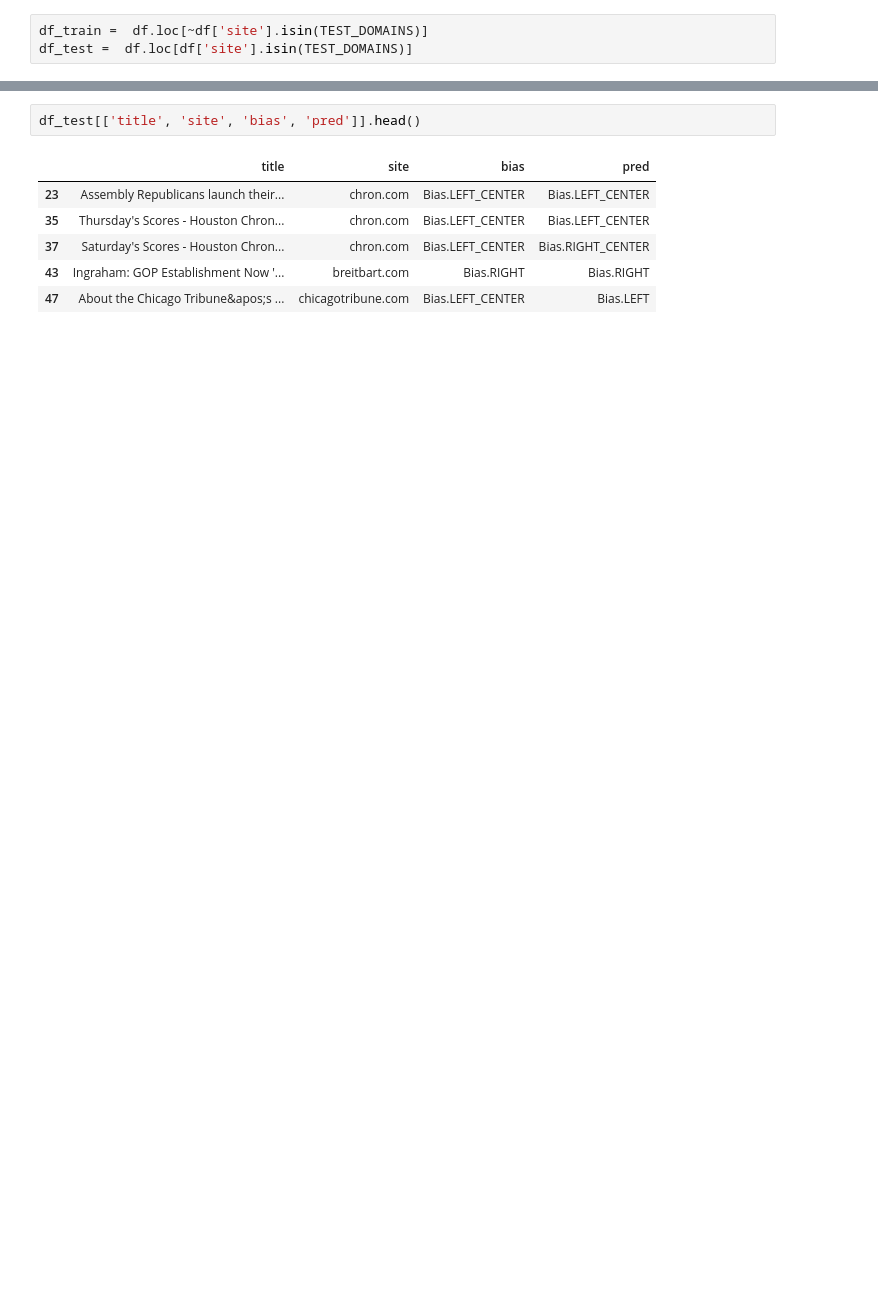
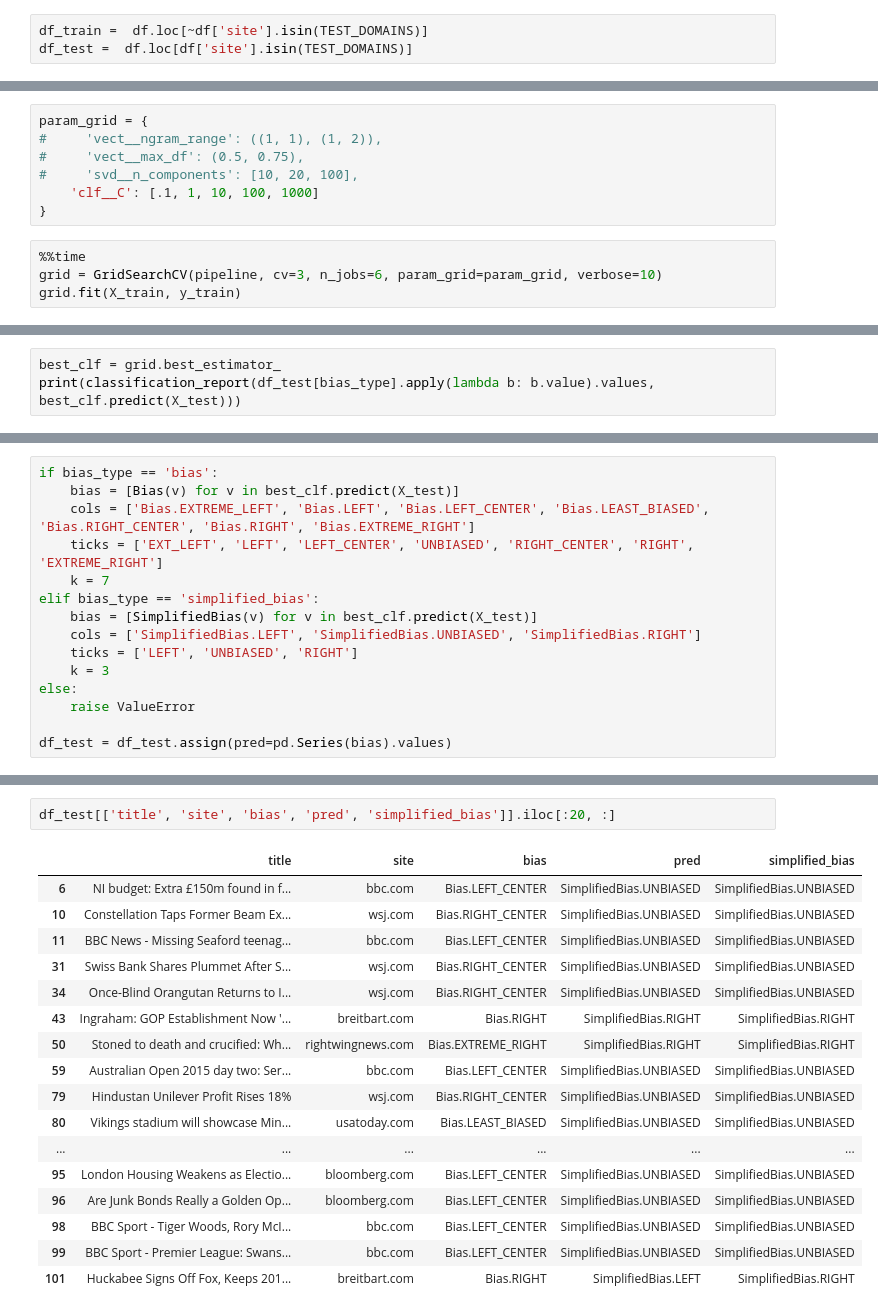
Before and after one commit to zermelozf/newspapers-clustering, a Jupyter notebook: python-scripts/Logistic Regression.ipynb, the cells around one changed output, grey strips where cells are left out. Cells and saved outputs as stored; diff of their text form; blank space fills up the shorter version.

```diff
--- a/python-scripts/Logistic Regression.ipynb
+++ b/python-scripts/Logistic Regression.ipynb
@@ -62,0 +117,11 @@ See the caveats in the documentation: http://pandas.pydata.org/pandas-docs/stabl
+# %%
+param_grid = {
+#     'vect__ngram_range': ((1, 1), (1, 2)),
+#     'vect__max_df': (0.5, 0.75),
+#     'svd__n_components': [10, 20, 100],
+    'clf__C': [.1, 1, 10, 100, 1000]
+}
+# %%
+%%time
+grid = GridSearchCV(pipeline, cv=3, n_jobs=6, param_grid=param_grid, verbose=10)
+grid.fit(X_train, y_train)
@@ -62,0 +168,3 @@ See the caveats in the documentation: http://pandas.pydata.org/pandas-docs/stabl
+# %%
+best_clf = grid.best_estimator_
+print(classification_report(df_test[bias_type].apply(lambda b: b.value).values, best_clf.predict(X_test)))
@@ -62,0 +199,15 @@ See the caveats in the documentation: http://pandas.pydata.org/pandas-docs/stabl
+# %%
+if bias_type == 'bias':
+    bias = [Bias(v) for v in best_clf.predict(X_test)]
+    cols = ['Bias.EXTREME_LEFT', 'Bias.LEFT', 'Bias.LEFT_CENTER', 'Bias.LEAST_BIASED', 'Bias.RIGHT_CENTER', 'Bias.RIGHT', 'Bias.EXTREME_RIGHT']
+    ticks = ['EXT_LEFT', 'LEFT', 'LEFT_CENTER', 'UNBIASED', 'RIGHT_CENTER', 'RIGHT', 'EXTREME_RIGHT']
+    k = 7
+elif bias_type == 'simplified_bias':
+    bias = [SimplifiedBias(v) for v in best_clf.predict(X_test)]
+    cols = ['SimplifiedBias.LEFT', 'SimplifiedBias.UNBIASED', 'SimplifiedBias.RIGHT']
+    ticks = ['LEFT', 'UNBIASED', 'RIGHT']
+    k = 3
+else:
+    raise ValueError
+
+df_test = df_test.assign(pred=pd.Series(bias).values)
@@ -63,9 +266,20 @@ See the caveats in the documentation: http://pandas.pydata.org/pandas-docs/stabl
 # %%
-df_test[['title', 'site', 'bias', 'pred']].head()
+df_test[['title', 'site', 'bias', 'pred', 'simplified_bias']].iloc[:20, :]
 # %% [output]
-|  | title | site | bias | pred |
-| 23 | Assembly Republicans launch their... | chron.com | Bias.LEFT_CENTER | Bias.LEFT_CENTER |
-| 35 | Thursday's Scores - Houston Chron... | chron.com | Bias.LEFT_CENTER | Bias.LEFT_CENTER |
-| 37 | Saturday's Scores - Houston Chron... | chron.com | Bias.LEFT_CENTER | Bias.RIGHT_CENTER |
-| 43 | Ingraham: GOP Establishment Now '... | breitbart.com | Bias.RIGHT | Bias.RIGHT |
-| 47 | About the Chicago Tribune&apos;s ... | chicagotribune.com | Bias.LEFT_CENTER | Bias.LEFT |
+|  | title | site | bias | pred | simplified_bias |
+| 6 | NI budget: Extra £150m found in f... | bbc.com | Bias.LEFT_CENTER | SimplifiedBias.UNBIASED | SimplifiedBias.UNBIASED |
+| 10 | Constellation Taps Former Beam Ex... | wsj.com | Bias.RIGHT_CENTER | SimplifiedBias.UNBIASED | SimplifiedBias.UNBIASED |
+| 11 | BBC News - Missing Seaford teenag... | bbc.com | Bias.LEFT_CENTER | SimplifiedBias.UNBIASED | SimplifiedBias.UNBIASED |
+| 31 | Swiss Bank Shares Plummet After S... | wsj.com | Bias.RIGHT_CENTER | SimplifiedBias.UNBIASED | SimplifiedBias.UNBIASED |
+| 34 | Once-Blind Orangutan Returns to I... | wsj.com | Bias.RIGHT_CENTER | SimplifiedBias.UNBIASED | SimplifiedBias.UNBIASED |
+| 43 | Ingraham: GOP Establishment Now '... | breitbart.com | Bias.RIGHT | SimplifiedBias.RIGHT | SimplifiedBias.RIGHT |
+| 50 | Stoned to death and crucified: Wh... | rightwingnews.com | Bias.EXTREME_RIGHT | SimplifiedBias.RIGHT | SimplifiedBias.RIGHT |
+| 59 | Australian Open 2015 day two: Ser... | bbc.com | Bias.LEFT_CENTER | SimplifiedBias.UNBIASED | SimplifiedBias.UNBIASED |
+| 79 | Hindustan Unilever Profit Rises 18% | wsj.com | Bias.RIGHT_CENTER | SimplifiedBias.UNBIASED | SimplifiedBias.UNBIASED |
+| 80 | Vikings stadium will showcase Min... | usatoday.com | Bias.LEAST_BIASED | SimplifiedBias.UNBIASED | SimplifiedBias.UNBIASED |
+| ... | ... | ... | ... | ... | ... |
+| 95 | London Housing Weakens as Electio... | bloomberg.com | Bias.LEFT_CENTER | SimplifiedBias.UNBIASED | SimplifiedBias.UNBIASED |
+| 96 | Are Junk Bonds Really a Golden Op... | bloomberg.com | Bias.LEFT_CENTER | SimplifiedBias.UNBIASED | SimplifiedBias.UNBIASED |
+| 98 | BBC Sport - Tiger Woods, Rory McI... | bbc.com | Bias.LEFT_CENTER | SimplifiedBias.UNBIASED | SimplifiedBias.UNBIASED |
+| 99 | BBC Sport - Premier League: Swans... | bbc.com | Bias.LEFT_CENTER | SimplifiedBias.UNBIASED | SimplifiedBias.UNBIASED |
+| 101 | Huckabee Signs Off Fox, Keeps 201... | breitbart.com | Bias.RIGHT | SimplifiedBias.LEFT | SimplifiedBias.RIGHT |
```
Also changed, not shown: parts of 32 cells of this notebook.
